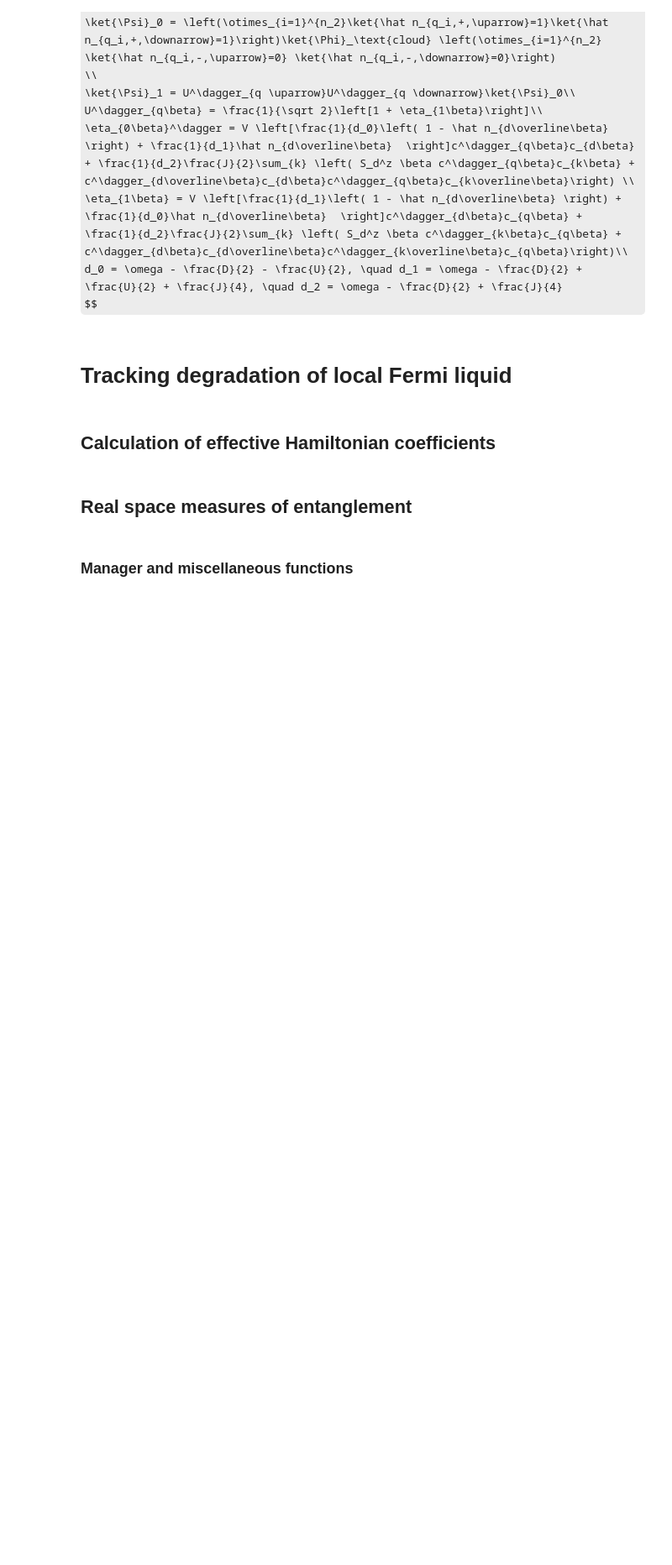
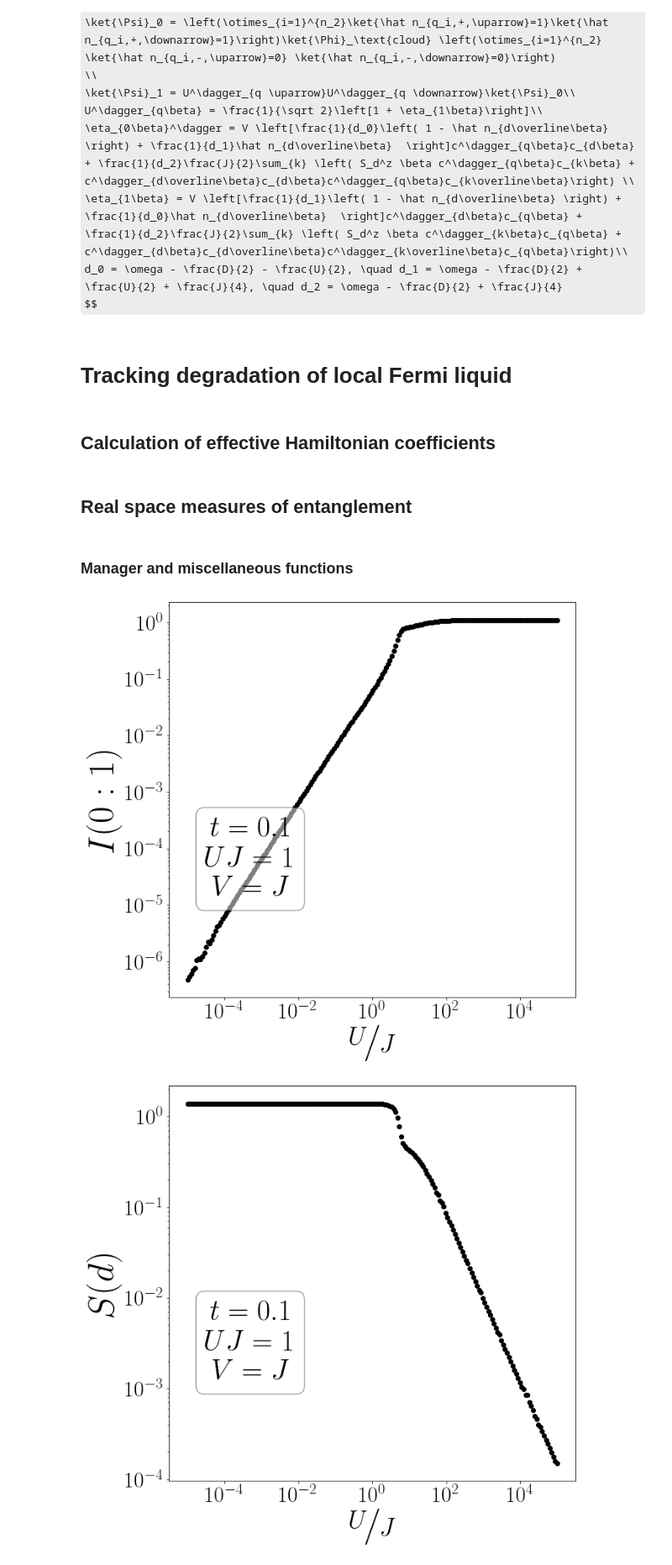
Before and after one commit to abhirup-m/Anderson-Impurity-Model-URG, a Jupyter notebook: numerics/spin-charge-symmetrical/spin_charge_symm.ipynb, the cells around one changed output. Shown at 84% size. Saved outputs shown, nothing was run; the diff lists cells and outputs as text; code cells hidden in the pictures; some formulas as TeX source; blank space fills up the shorter version.

```diff
--- a/numerics/spin-charge-symmetrical/spin_charge_symm.ipynb
+++ b/numerics/spin-charge-symmetrical/spin_charge_symm.ipynb
@@ -1199,14 +1199,14 @@ for measure, ylabel, fname in zip(measures, ylabels, fnames):
 def leh_coeffs(params):
     t, U, V, J = params
     Delta = sqrt(U**2 + 16*V**2)/2
-    gamma = (3*J/4 + U/2)/(2*V)
-    cs_p, cs_m = sqrt(sqrt(gamma**2 + 4) - gamma)/sqrt(2*sqrt(gamma**2 + 4)), sqrt(sqrt(gamma**2 + 4) + gamma)/sqrt(2*sqrt(gamma**2 + 4))
+    vgamma = (3*J/4 + U/2)/(2)
+    cs_p, cs_m = sqrt(sqrt(vgamma**2 + 4*V**2) - vgamma)/sqrt(2*sqrt(vgamma**2 + 4*V**2)), sqrt(sqrt(vgamma**2 + 4*V**2) + vgamma)/sqrt(2*sqrt(vgamma**2 + 4*V**2))
     cc_p, cc_m = -cs_m, cs_p
-    E_gs = -3*J/8 - U/4 - V*sqrt(gamma**2 + 4)
+    E_gs = -3*J/8 - U/4 - sqrt(vgamma**2 + 4*V**2)
     E_CS = 0
     E_00 = 0
     E_uu = E_ST = -U/2 + J/4
-    E_2 = -3*J/8 - U/4 + V*sqrt(gamma**2 + 4)
+    E_2 = -3*J/8 - U/4 + sqrt(vgamma**2 + 4*V**2)
     E_pm = np.array([-U/4 + Delta/2, -U/4 - Delta/2])
     N_pm = np.array([sqrt(16*V**2 + (U + 2*Delta)**2), sqrt(16*V**2 + (U - 2*Delta)**2)])
 
@@ -1258,15 +1258,33 @@ def get_EE(Xgs, i):
 
 def get_corr(Xgs, i, j):
     dim = int(len(Xgs.dims[0])/2)
-
-    Sz = tensor(create(2) * destroy(2), identity(2)) - tensor(identity(2), create(2) * destroy(2))
+    Sz = 0.5*(tensor(create(2) * destroy(2), identity(2)) - tensor(identity(2), create(2) * destroy(2)))
     Sp = tensor(create(2), destroy(2))
     Sm = Sp.dag()
-    SzSz = tensor([identity(2)]*2*i + [Sz] + [identity(2)]*2*(j-i-1) + [Sz] + [identity(2)]*2*(dim - j - 1))
-    SpSm = tensor([identity(2)]*2*i + [Sp] + [identity(2)]*2*(j-i-1) + [Sm] + [identity(2)]*2*(dim - j - 1))
-    SmSp = tensor([identity(2)]*2*i + [Sm] + [identity(2)]*2*(j-i-1) + [Sp] + [identity(2)]*2*(dim - j - 1))
-    op = SzSz + 0.5 * (SpSm + SmSp)
+    zz = tensor([identity(2)]*2*i + [Sz] + [identity(2)]*2*(j-i-1) + [Sz] + [identity(2)]*2*(dim - j - 1))
+    pm = tensor([identity(2)]*2*i + [Sp] + [identity(2)]*2*(j-i-1) + [Sm] + [identity(2)]*2*(dim - j - 1))
+    mp = tensor([identity(2)]*2*i + [Sm] + [identity(2)]*2*(j-i-1) + [Sp] + [identity(2)]*2*(dim - j - 1))
+    op = zz + 0.5 * (pm + mp)
     return np.array(Xgs.dag() * op * Xgs)[0][0]
+
+
+def get_chargecorr(Xgs, i, j):
+    dim = int(len(Xgs.dims[0])/2)
+    Cz = 0.5*(tensor(create(2) * destroy(2), identity(2)) + tensor(identity(2), create(2) * destroy(2)) - 1)
+    Cp = tensor(create(2), create(2))
+    Cm = Cp.dag()
+    zz = tensor([identity(2)]*2*i + [Cz] + [identity(2)]*2*(j-i-1) + [Cz] + [identity(2)]*2*(dim - j - 1))
+    pm = tensor([identity(2)]*2*i + [Cp] + [identity(2)]*2*(j-i-1) + [Cm] + [identity(2)]*2*(dim - j - 1))
+    mp = tensor([identity(2)]*2*i + [Cm] + [identity(2)]*2*(j-i-1) + [Cp] + [identity(2)]*2*(dim - j - 1))
+    op = zz + 0.5 * (pm + mp)
+    return np.array(Xgs.dag() * op * Xgs)[0][0]
+
+
+def get_csm(U,V,J):
+    vgamma = (3*J/4 + U/2)/(2)
+    cs_m = sqrt(sqrt(vgamma**2 + 4*V**2) + vgamma)/sqrt(2*sqrt(vgamma**2 + 4*V**2))
+    cc_m = sqrt(1 - cs_m**2)
+    return cs_m, cc_m
 # %% [markdown]
 ### Manager and miscellaneous functions
 # %%
@@ -1484,7 +1509,10 @@ ax = plot_all(t, U_, V_, J_, lattice_dim, U_/J_, r"$\nicefrac{U}{J}$",
 # %%
-U_ = 10**np.linspace(-2, 2.5, 200)
+U_ = 10**np.linspace(-2.5, 2.5, 200)
 J_ = 1/np.copy(U_)
 V_ = np.copy(J_)
 text_str = create_text(('t', 'UJ', 'V'), (t, 1, 'J'))
-plot_all(t, U_, V_, J_, lattice_dim, U_/J_, r"$\nicefrac{U}{J}$",
-         text_str, log_scale_y=True, save="t={:.3f},J=1_over_U,V=J,N={:.0f},U={:.3f},{:.3f},{:.0f}".format(t, lattice_dim, U_[0], U_[-1], len(U_)))
+plot_all(t, U_, V_, J_, lattice_dim, U_/J_, r"$\nicefrac{U}{J}$", text_str, log_scale_y=True,
+         save="t={:.3f},J=1_over_U,V=J,N={:.0f},U={:.3f},{:.3f},{:.0f}".format(t, lattice_dim, U_[0], U_[-1], len(U_)))
+# %% [output]
+[figure, added]
+[figure, added]
```
Also changed, not shown: parts of 9 cells of this notebook.
